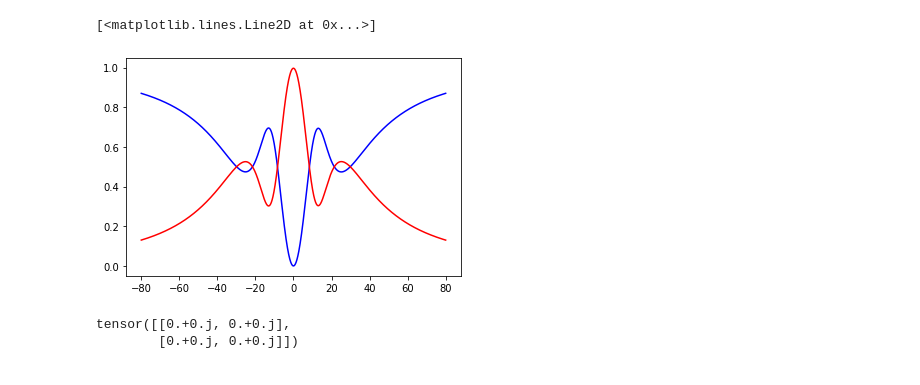
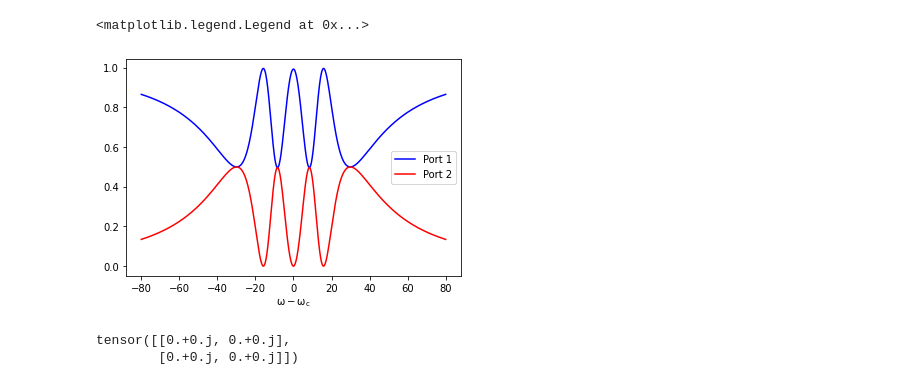
Before and after one commit to melmatt7/cqed_photon_statistics, a Jupyter notebook: testing.ipynb, the cells around one changed output. Cells and saved outputs as stored; diff of their text form; code cells hidden in the pictures.

```diff
--- a/testing.ipynb
+++ b/testing.ipynb
@@ -0,0 +65,11 @@
+# %%
+g_value = np.linspace(0.01, 0.1, num)
+X, G_value = np.meshgrid(x_1, g_value)
+
+plt.rcParams.update({'mathtext.default':  'regular' })
+plt.contourf(X, G_value, casc_t)
+plt.colorbar()
+# ax.set_xlabel('Z')
+plt.ylabel('$\gamma$')
+plt.xlabel('$\omega-\omega_{c}$')
+plt.show()
@@ -19,7 +141,7 @@ sim_params['gnd'] = 1
 sim_params['go'] = 5 # rabi frequency
 sim_params['g']  = 0.043 # emitter linewidth
 sim_params['Gc'] = 0     # additional loss channel
-sim_params['we'] = 100   # cavity detuning
+sim_params['we'] = 0   # cavity detuning
 sim_params['wc'] = 0
 sim_params['J']  = 0     # dipole-dipole coupling
 sim_params['N']  = 10
@@ -42,43 +164,46 @@ plot_params['lim1'] = -80
 plot_params['lim2'] = 80
 plot_params['wnum'] = 5000
 plot_params['time_val'] = 0
 
 sim_params['k']  = 43    # cavity linewidth (4.3 - Q~100,000, 43 - Q~10,000)
 sim_params['k1'] = sim_params['k']/2
 sim_params['k2'] = sim_params['k']/2
 sim_params['gnd'] = 1
 sim_params['go'] = 5 # rabi frequency
 sim_params['g']  = 0.043 # emitter linewidth
 sim_params['Gc'] = 0     # additional loss channel
 sim_params['we'] = 0    # cavity detuning
 sim_params['wc'] = 0
 sim_params['J']  = 0     # dipole-dipole coupling
-sim_params['N']  = 10
-sim_params['jvec'] = np.zeros(int((10-1)*10/2))
-sim_params['We'] = sim_params['we']*np.ones((1,10))
+sim_params['N']  = 1
+sim_params['jvec'] = np.zeros(int((sim_params['N']-1)*sim_params['N']/2))
+sim_params['We'] = sim_params['we']*np.ones((1,sim_params['N']))
 
 pt2 = PhotonTransmission(plot_params, sim_params)
 x_2, y1_2, y2_2 = pt2.calc_first_subspace()
 
-casc_t = np.zeros(len(y1), dtype=complex)
-casc_r = np.zeros(len(y1), dtype=complex)
-for j in range(len(y1)):
+casc_t = np.zeros(len(y1_1), dtype=complex)
+casc_r = np.zeros(len(y1_1), dtype=complex)
+for j in range(len(y1_1)):
     S1 = np.array([[y1_1[j], np.conj(y2_1[j])], [y2_1[j], np.conj(y1_1[j])]])
     S2 = np.array([[y1_2[j], np.conj(y2_2[j])], [y2_2[j], np.conj(y1_2[j])]])
     # print(S)
     inter1 = S1@np.array([[1],[0]])
     out = S2@inter1
     casc_t[j] = out[0]
     casc_r[j] = out[1]
 
-plt.plot(x, casc_t, 'b')
-plt.plot(x, casc_r, 'r')
+plt.rcParams.update({'mathtext.default':  'regular' })
+plt.plot(x_1, casc_t, 'b', label='Port 1')
+plt.plot(x_2, casc_r, 'r', label='Port 2')
+plt.xlabel('$\omega-\omega_{c}$')
+plt.legend()
 # axs[i].plot(x, y1, 'b')
 # axs[i].plot(x, y2, 'r')
 # axs[i].set_ylim([0,2])
 # %% [output]
-[<matplotlib.lines.Line2D at 0x...>]
+<matplotlib.legend.Legend at 0x...>
-[figure, old version]
+[figure, new version]
 # %%
 import numpy as np
 import openpyxl
```
Also changed, not shown: parts of 4 cells of this notebook, 35 other files.
